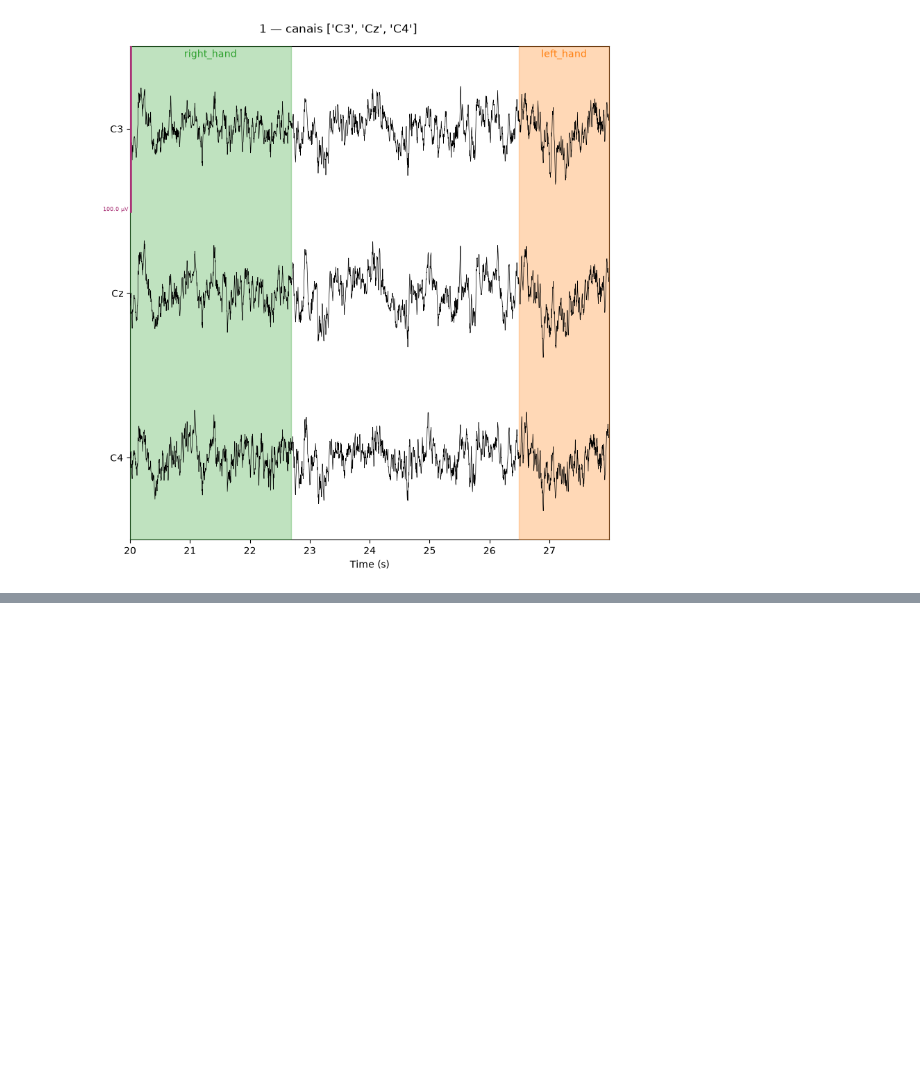
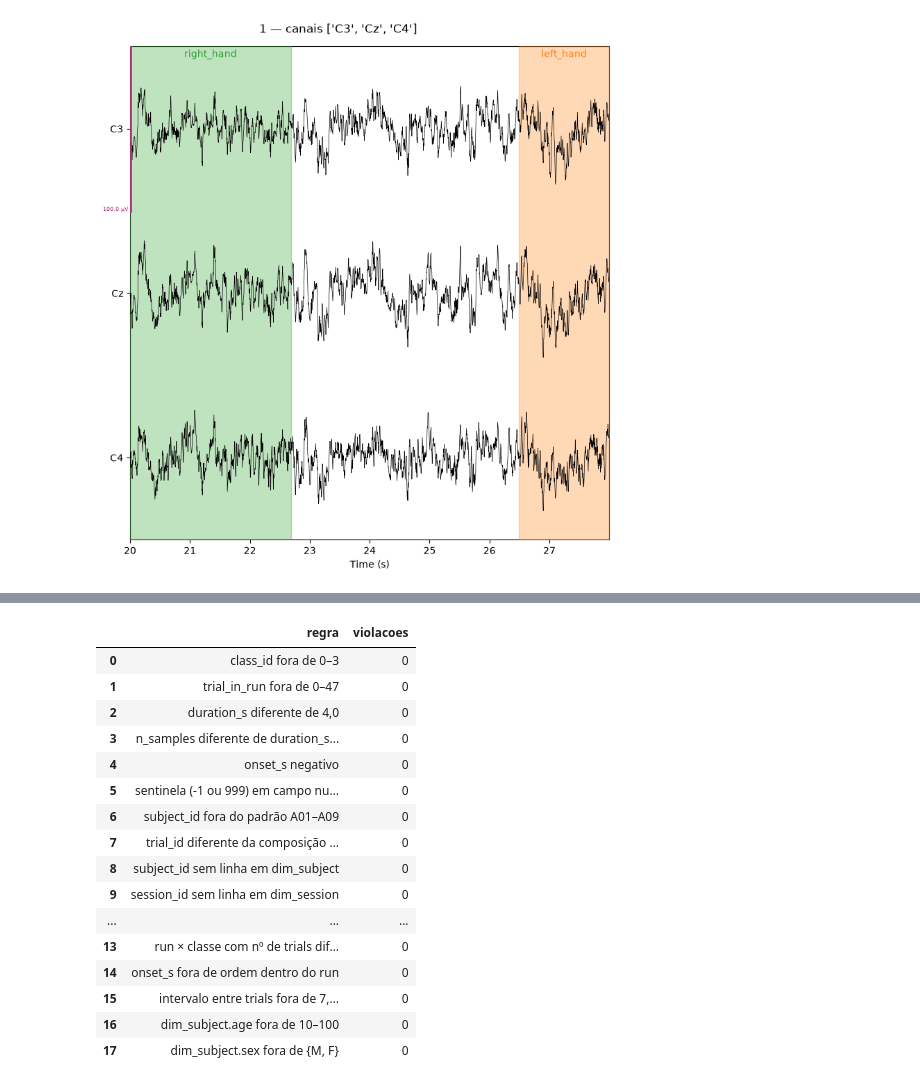
Before and after one commit to kafb04/data-engineering-multimodal-ai, a Jupyter notebook: notebooks/01_dados_2a.ipynb, the cells around one changed output, grey strips where cells are left out. Cells and saved outputs as stored; diff of their text form; code cells hidden in the pictures; blank space fills up the shorter version.

```diff
--- a/notebooks/01_eda_bci_iv_2a.ipynb
+++ b/notebooks/01_dados_2a.ipynb
@@ -143,0 +362,82 @@ plt.show()
+# %%
+con.sql("""
+    WITH seq AS (
+        SELECT onset_s - LAG(onset_s) OVER (
+                   PARTITION BY subject_id, session_id, run_id ORDER BY trial_in_run) AS gap_s
+        FROM fact_trial
+    )
+    SELECT 'class_id fora de 0–3' AS regra, COUNT(*) AS violacoes
+    FROM fact_trial WHERE class_id NOT BETWEEN 0 AND 3
+    UNION ALL
+    SELECT 'trial_in_run fora de 0–47', COUNT(*)
+    FROM fact_trial WHERE trial_in_run NOT BETWEEN 0 AND 47
+    UNION ALL
+    SELECT 'duration_s diferente de 4,0', COUNT(*) FROM fact_trial WHERE duration_s <> 4.0
+    UNION ALL
+    SELECT 'n_samples diferente de duration_s × 250', COUNT(*)
+    FROM fact_trial WHERE n_samples <> duration_s * 250
+    UNION ALL
+    SELECT 'onset_s negativo', COUNT(*) FROM fact_trial WHERE onset_s < 0
+    UNION ALL
+    SELECT 'sentinela (-1 ou 999) em campo numérico', COUNT(*)
+    FROM fact_trial
+    WHERE class_id IN (-1, 999) OR trial_in_run IN (-1, 999) OR n_samples IN (-1, 999)
+       OR onset_s IN (-1, 999) OR duration_s IN (-1, 999)
+    UNION ALL
+    SELECT 'subject_id fora do padrão A01–A09', COUNT(*)
+    FROM fact_trial WHERE NOT regexp_full_match(subject_id, 'A0[1-9]')
+    UNION ALL
+    SELECT 'trial_id diferente da composição das chaves', COUNT(*)
+    FROM fact_trial
+    WHERE trial_id <> subject_id || '_' || session_id || '_' || run_id
+                      || '_t' || lpad(trial_in_run::VARCHAR, 2, '0')
+    UNION ALL
+    SELECT 'subject_id sem linha em dim_subject', COUNT(*)
+    FROM fact_trial ANTI JOIN dim_subject USING (subject_id)
+    UNION ALL
+    SELECT 'session_id sem linha em dim_session', COUNT(*)
+    FROM fact_trial ANTI JOIN dim_session USING (session_id)
+    UNION ALL
+    SELECT 'run_id sem linha em dim_run', COUNT(*)
+    FROM fact_trial ANTI JOIN dim_run USING (run_id)
+    UNION ALL
+    SELECT 'class_id sem linha em dim_class', COUNT(*)
+    FROM fact_trial ANTI JOIN dim_class USING (class_id)
+    UNION ALL
+    SELECT 'run com nº de trials diferente de 48', COUNT(*)
+    FROM (SELECT COUNT(*) AS n FROM fact_trial GROUP BY subject_id, session_id, run_id)
+    WHERE n <> 48
+    UNION ALL
+    SELECT 'run × classe com nº de trials diferente de 12', COUNT(*)
+    FROM (SELECT COUNT(*) AS n FROM fact_trial GROUP BY subject_id, session_id, run_id, class_id)
+    WHERE n <> 12
+    UNION ALL
+    SELECT 'onset_s fora de ordem dentro do run', COUNT(*) FROM seq WHERE gap_s <= 0
+    UNION ALL
+    SELECT 'intervalo entre trials fora de 7,5–8,5 s', COUNT(*)
+    FROM seq WHERE gap_s NOT BETWEEN 7.5 AND 8.5
+    UNION ALL
+    SELECT 'dim_subject.age fora de 10–100', COUNT(*)
+    FROM dim_subject WHERE age NOT BETWEEN 10 AND 100
+    UNION ALL
+    SELECT 'dim_subject.sex fora de {M, F}', COUNT(*)
+    FROM dim_subject WHERE sex NOT IN ('M', 'F')
+""").df()
+# %% [output]
+|  | regra | violacoes |
+| 0 | class_id fora de 0–3 | 0 |
+| 1 | trial_in_run fora de 0–47 | 0 |
+| 2 | duration_s diferente de 4,0 | 0 |
+| 3 | n_samples diferente de duration_s... | 0 |
+| 4 | onset_s negativo | 0 |
+| 5 | sentinela (-1 ou 999) em campo nu... | 0 |
+| 6 | subject_id fora do padrão A01–A09 | 0 |
+| 7 | trial_id diferente da composição ... | 0 |
+| 8 | subject_id sem linha em dim_subject | 0 |
+| 9 | session_id sem linha em dim_session | 0 |
+| ... | ... | ... |
+| 13 | run × classe com nº de trials dif... | 0 |
+| 14 | onset_s fora de ordem dentro do run | 0 |
+| 15 | intervalo entre trials fora de 7,... | 0 |
+| 16 | dim_subject.age fora de 10–100 | 0 |
+| 17 | dim_subject.sex fora de {M, F} | 0 |
```
Also changed, not shown: parts of 29 cells of this notebook, 21 other files.
